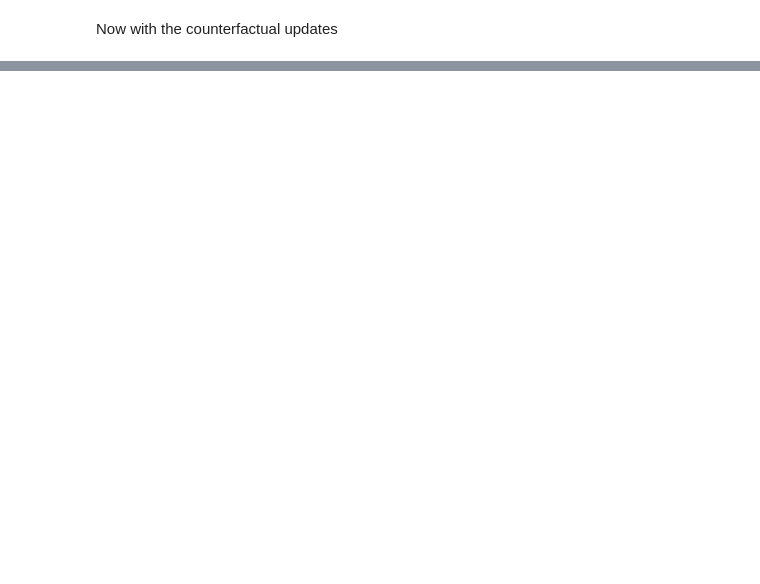
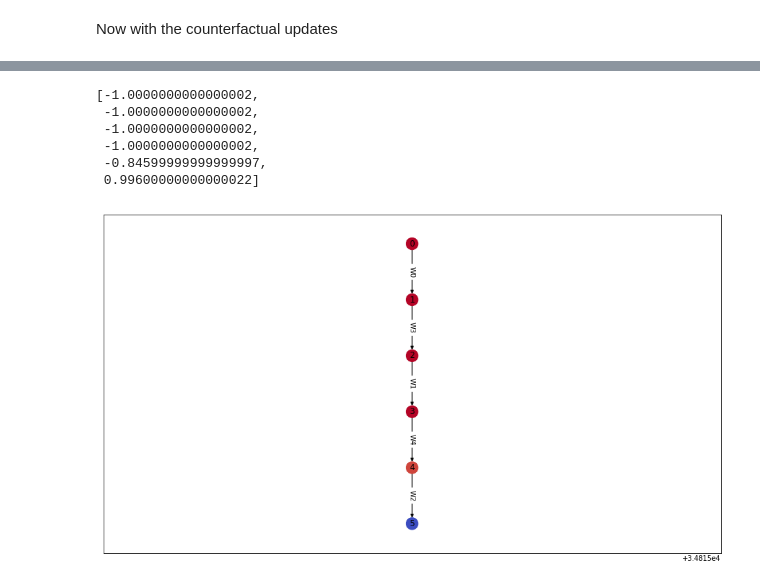
Before and after one commit to interactive-robotics/Personal_AJShah, a Jupyter notebook: LTLProgression/QLearning.ipynb, the cells around one changed output, grey strips where cells are left out. Drawn from its saved outputs; the diff is of its cells as text; code cells hidden in the pictures; blank space fills up the shorter version.

```diff
--- a/LTLProgression/QLearning.ipynb
+++ b/LTLProgression/QLearning.ipynb
@@ -154,5 +147,13 @@ cf_agent2.explore(episode_limit = 200, action_limit = 200000, verbose = True)
 # %%
-evaluator = ExplorerAgent(MDP, input_policy = cf_agent2.learned_policy)
+evaluator = ExplorerAgent(MDP2, input_policy = cf_agent2.learned_policy)
 evaluator.explore(episode_limit = 10)
 evaluator.visualize_exploration()
+# %% [output]
+[-1.0000000000000002,
+ -1.0000000000000002,
+ -1.0000000000000002,
+ -1.0000000000000002,
+ -0.84599999999999997,
+ 0.99600000000000022]
+[figure, added]
 # %%
```
Also changed, not shown: parts of 24 cells of this notebook, 2 other files.
